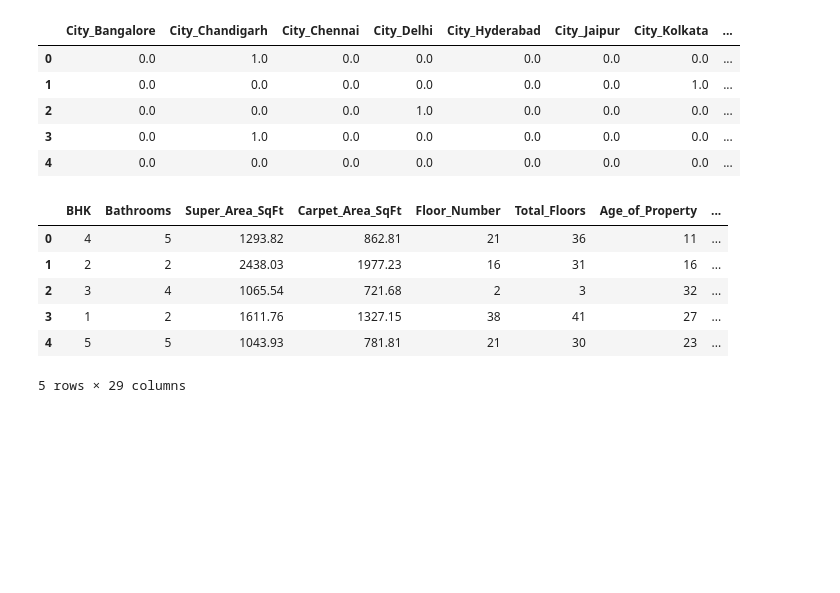
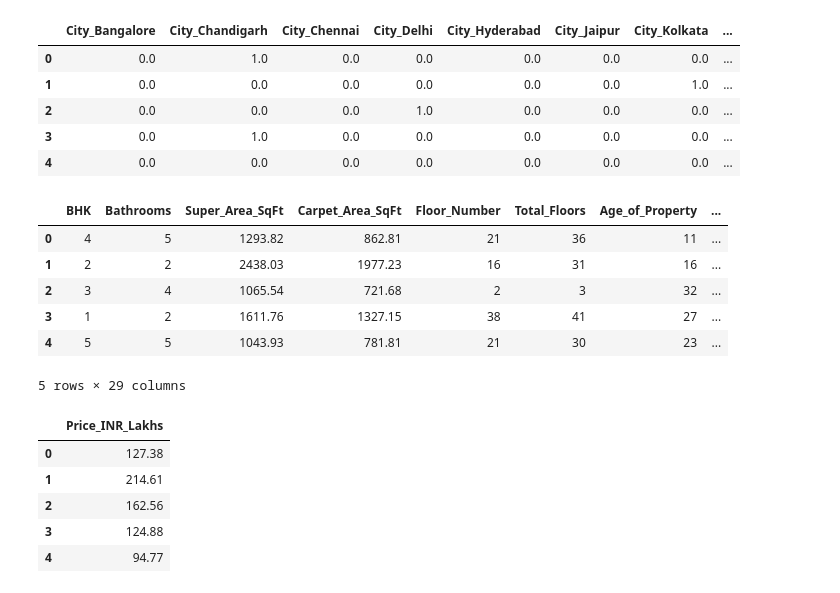
Before and after one commit to subham-oss/House-price-prediction, a Jupyter notebook: notebooks/house_price_eda.ipynb, the cells around one changed output. Drawn from its saved outputs; the diff is of its cells as text; code cells hidden in the pictures; blank space fills up the shorter version.

Commit message:
feat: separate X_train and y_train

```diff
--- a/notebooks/house_price_eda.ipynb
+++ b/notebooks/house_price_eda.ipynb
@@ -452,3 +452,13 @@ X_train.head()
 | 3 | 1 | 2 | 1611.76 | 1327.15 | 38 | 41 | 27 | ... |
 | 4 | 5 | 5 | 1043.93 | 781.81 | 21 | 30 | 23 | ... |
 5 rows × 29 columns
+# %%
+Y_train = df[['Price_INR_Lakhs']]
+Y_train.head()
+# %% [output]
+|  | Price_INR_Lakhs |
+| 0 | 127.38 |
+| 1 | 214.61 |
+| 2 | 162.56 |
+| 3 | 124.88 |
+| 4 | 94.77 |
```
Also changed, not shown: parts of 1 cell of this notebook.
